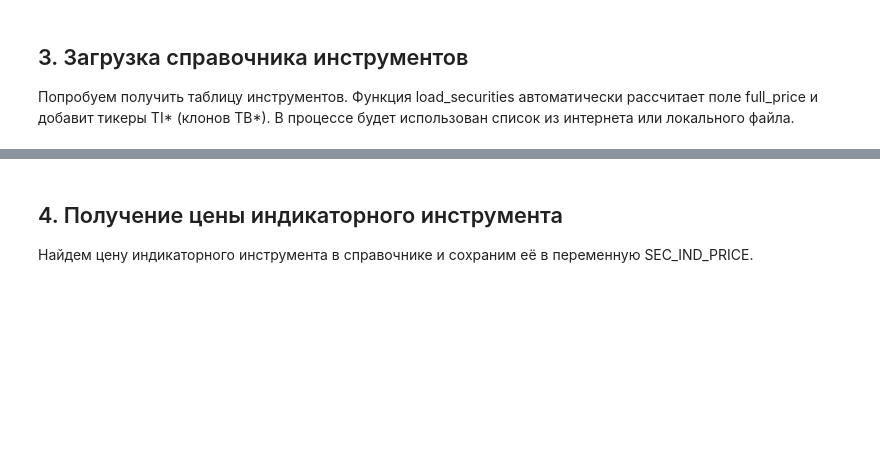
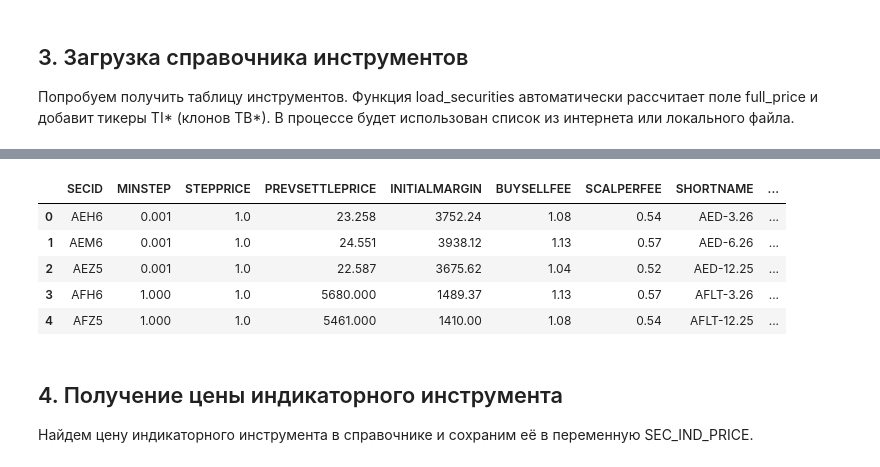
Before and after one commit to Evgenvg78/constructor_TVR, a Jupyter notebook: docs/portfolio_advanced_demo.ipynb, the cells around one changed output, grey strips where cells are left out. Saved outputs shown, nothing was run; the diff lists cells and outputs as text; code cells hidden in the pictures; blank space fills up the shorter version.

```diff
--- a/docs/portfolio_advanced_demo.ipynb
+++ b/docs/portfolio_advanced_demo.ipynb
@@ -67,3 +71,12 @@ print(f"Загружено инструментов: {len(securities)}")
+# %%
+securities.head()
+# %% [output]
+|  | SECID | MINSTEP | STEPPRICE | PREVSETTLEPRICE | INITIALMARGIN | BUYSELLFEE | SCALPERFEE | SHORTNAME | ... |
+| 0 | AEH6 | 0.001 | 1.0 | 23.258 | 3752.24 | 1.08 | 0.54 | AED-3.26 | ... |
+| 1 | AEM6 | 0.001 | 1.0 | 24.551 | 3938.12 | 1.13 | 0.57 | AED-6.26 | ... |
+| 2 | AEZ5 | 0.001 | 1.0 | 22.587 | 3675.62 | 1.04 | 0.52 | AED-12.25 | ... |
+| 3 | AFH6 | 1.000 | 1.0 | 5680.000 | 1489.37 | 1.13 | 0.57 | AFLT-3.26 | ... |
+| 4 | AFZ5 | 1.000 | 1.0 | 5461.000 | 1410.00 | 1.08 | 0.54 | AFLT-12.25 | ... |
 # %% [markdown]
 ## 4. Получение цены индикаторного инструмента
 
```
Also changed, not shown: parts of 17 cells of this notebook, 41 other files.
